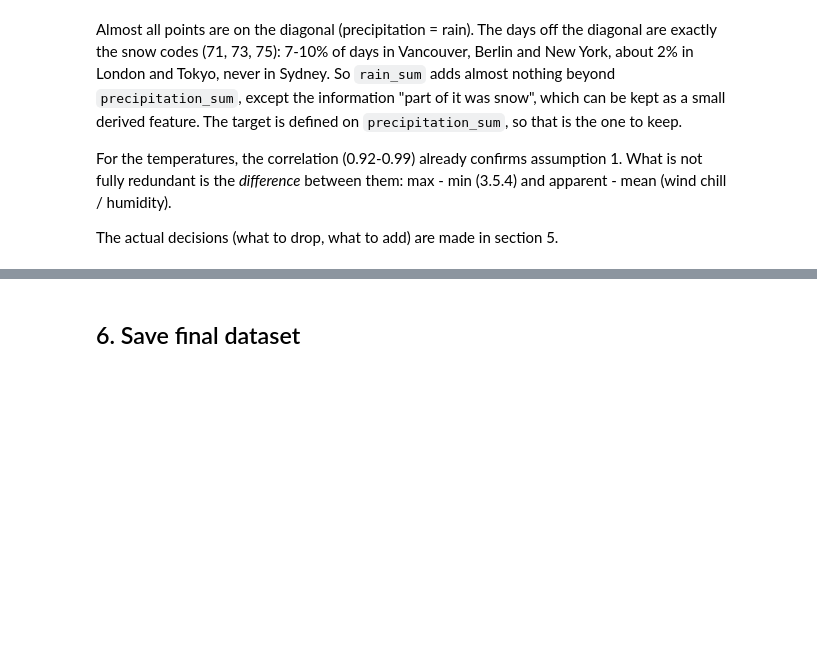
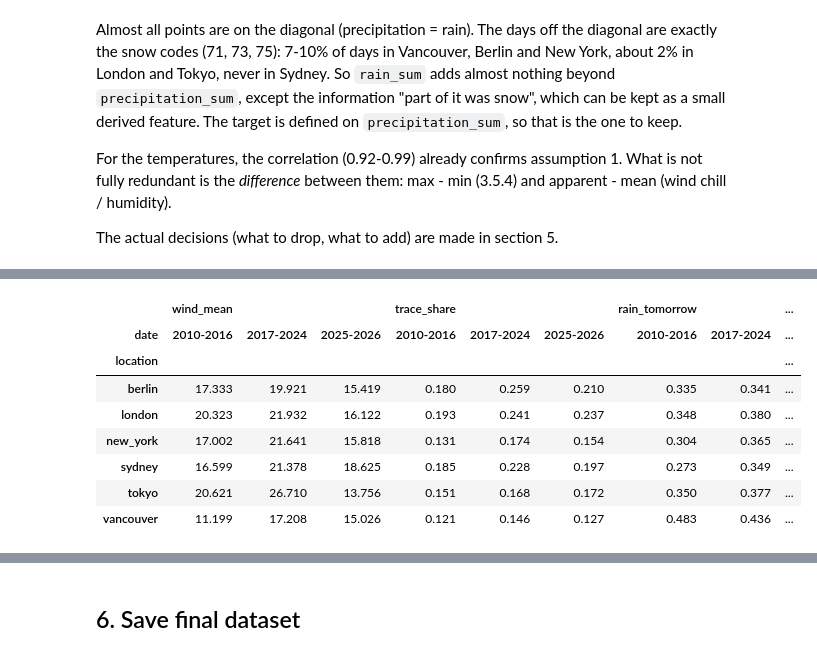
Before and after one commit to talohayon14/ml_project_58, a Jupyter notebook: dataset_creation.ipynb, the cells around one changed output, grey strips where cells are left out. Drawn from its saved outputs; the diff is of its cells as text; code cells hidden in the pictures; blank space fills up the shorter version.

```diff
--- a/dataset_creation.ipynb
+++ b/dataset_creation.ipynb
@@ -675,0 +888,19 @@ TODO
+# %%
+period = pd.cut(df["date"].dt.year, bins=[2009, 2016, 2024, 2026],
+                labels=["2010-2016", "2017-2024", "2025-2026"])
+by_period = df.groupby(["location", period], observed=True).agg(
+    wind_mean=("wind_speed_10m_max", "mean"),
+    trace_share=("precipitation_sum", lambda s: ((s > 0) & (s < RAIN_THRESHOLD_MM)).mean()),
+    rain_tomorrow=("RainTomorrow", "mean"),
+)
+by_period.unstack().round(3)
+# %% [output]
+|  | wind_mean |  |  | trace_share |  |  | rain_tomorrow |  | ... |
+| date | 2010-2016 | 2017-2024 | 2025-2026 | 2010-2016 | 2017-2024 | 2025-2026 | 2010-2016 | 2017-2024 | ... |
+| location |  |  |  |  |  |  |  |  | ... |
+| berlin | 17.333 | 19.921 | 15.419 | 0.180 | 0.259 | 0.210 | 0.335 | 0.341 | ... |
+| london | 20.323 | 21.932 | 16.122 | 0.193 | 0.241 | 0.237 | 0.348 | 0.380 | ... |
+| new_york | 17.002 | 21.641 | 15.818 | 0.131 | 0.174 | 0.154 | 0.304 | 0.365 | ... |
+| sydney | 16.599 | 21.378 | 18.625 | 0.185 | 0.228 | 0.197 | 0.273 | 0.349 | ... |
+| tokyo | 20.621 | 26.710 | 13.756 | 0.151 | 0.168 | 0.172 | 0.350 | 0.377 | ... |
+| vancouver | 11.199 | 17.208 | 15.026 | 0.121 | 0.146 | 0.127 | 0.483 | 0.436 | ... |
```
Also changed, not shown: parts of 37 cells of this notebook, 2 other files.
